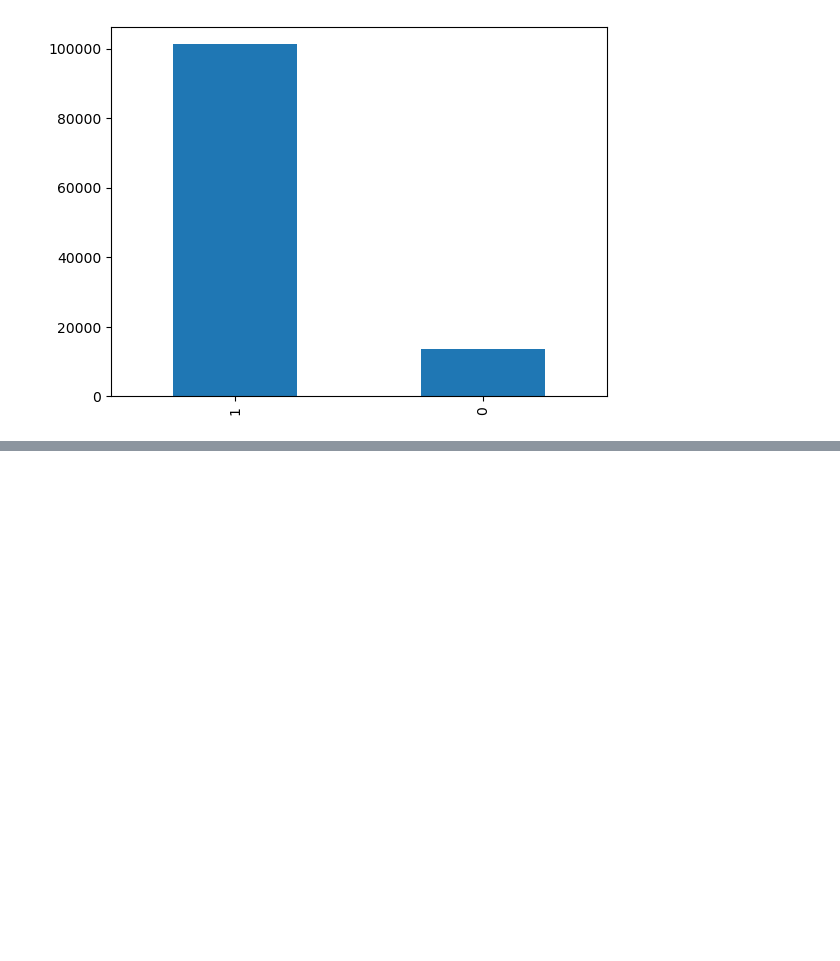
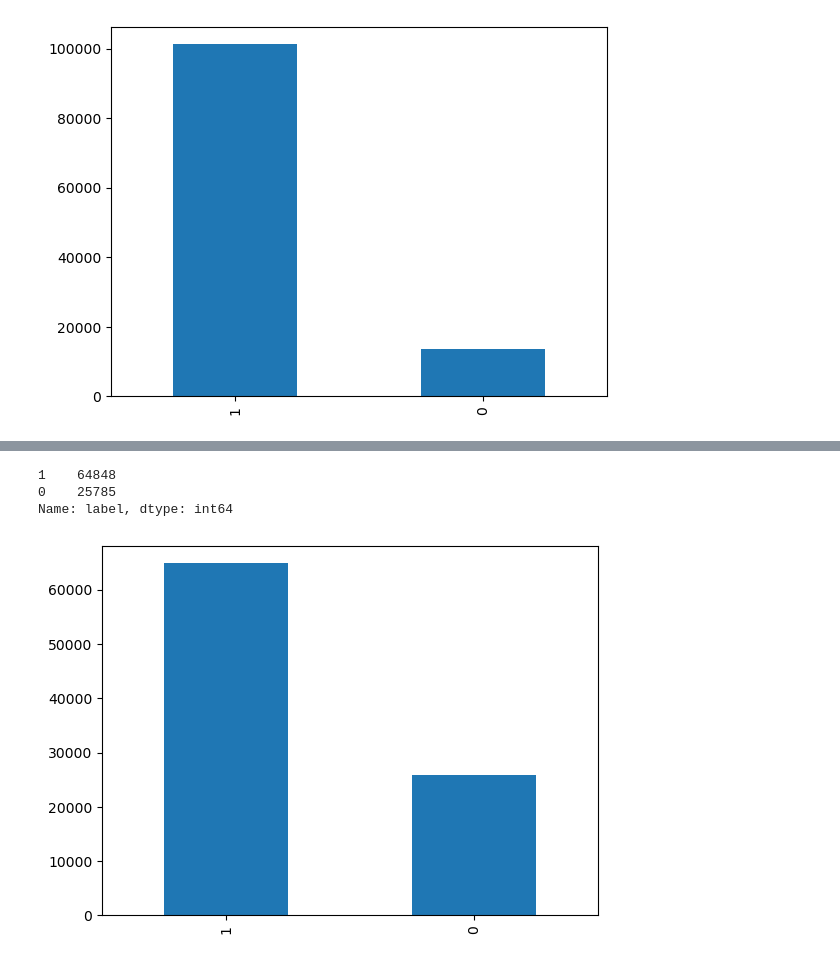
Before and after one commit to cgoeun/coupang_review, a Jupyter notebook: cr1.ipynb, the cells around one changed output, grey strips where cells are left out. Saved outputs shown, nothing was run; the diff lists cells and outputs as text; code cells hidden in the pictures; blank space fills up the shorter version.

```diff
--- a/cr1.ipynb
+++ b/cr1.ipynb
@@ -87,0 +135,6 @@ for sents, label in zip(data2['review_r'], data2['label']):
+# %%
+y_train = y_train['label']
+y_t = np.array(y_train)
+n_train['label'] = y_t
+# %%
+nn_train = n_train[n_train['label'] == 0]
@@ -87,0 +171,26 @@ for sents, label in zip(data2['review_r'], data2['label']):
+# %%
+rs_train = nn_train.copy()
+
+rand_1 = random.randint(1, 29)
+rand_2 = rand_1
+while rand_2 == rand_1:
+  rand_2 = random.randint(1, 29)
+
+for i in range(len(rs_train)):
+    if (int(rs_train.iloc[i, rand_1]) != 0 & int(rs_train.iloc[i, rand_1]) != 102 & int(rs_train.iloc[i, rand_2]) != 0 & int(rs_train.iloc[i, rand_2]) != 102):
+      rs_train.iloc[i, rand_1], rs_train.iloc[i, rand_2] = rs_train.iloc[i, rand_2], rs_train.iloc[i, rand_1]
+
+    else:
+      while(int(rd_train.iloc[i, rand_1]) == 0 | int(rd_train.iloc[i, rand_1]) == 102 | int(rs_train.iloc[i, rand_2]) == 0 | int(rs_train.iloc[i, rand_2]) == 102):
+        if (int(rs_train.iloc[i, rand_1]) != 0 & int(rs_train.iloc[i, rand_1]) != 102 & int(rs_train.iloc[i, rand_2]) != 0 & int(rs_train.iloc[i, rand_2]) != 102):
+          rs_train.iloc[i, rand_1], rs_train.iloc[i, rand_2] = rs_train.iloc[i, rand_2], rs_train.iloc[i, rand_1]
+        else:
+          rand_1 = random.randint(1, 29)
+          rand_2 = rand_1
+          while rand_2 == rand_1:
+            rand_2 = random.randint(1, 29)
+
+    rand_1 = random.randint(1, 29)
+    rand_2 = rand_1
+    while rand_2 == rand_1:
+      rand_2 = random.randint(1, 29)
@@ -87,0 +213,2 @@ for sents, label in zip(data2['review_r'], data2['label']):
+# %%
+result_train = pd.concat([n_train, rs_train, rd_train] , axis=0)
@@ -87,0 +217,9 @@ for sents, label in zip(data2['review_r'], data2['label']):
+# %%
+values = result_train['label'].value_counts()
+values.plot(kind='bar')
+print(values)
+# %% [output]
+1    64848
+0    25785
+Name: label, dtype: int64
+[figure, added]
```
Also changed, not shown: parts of 23 cells of this notebook, 6 other files.
